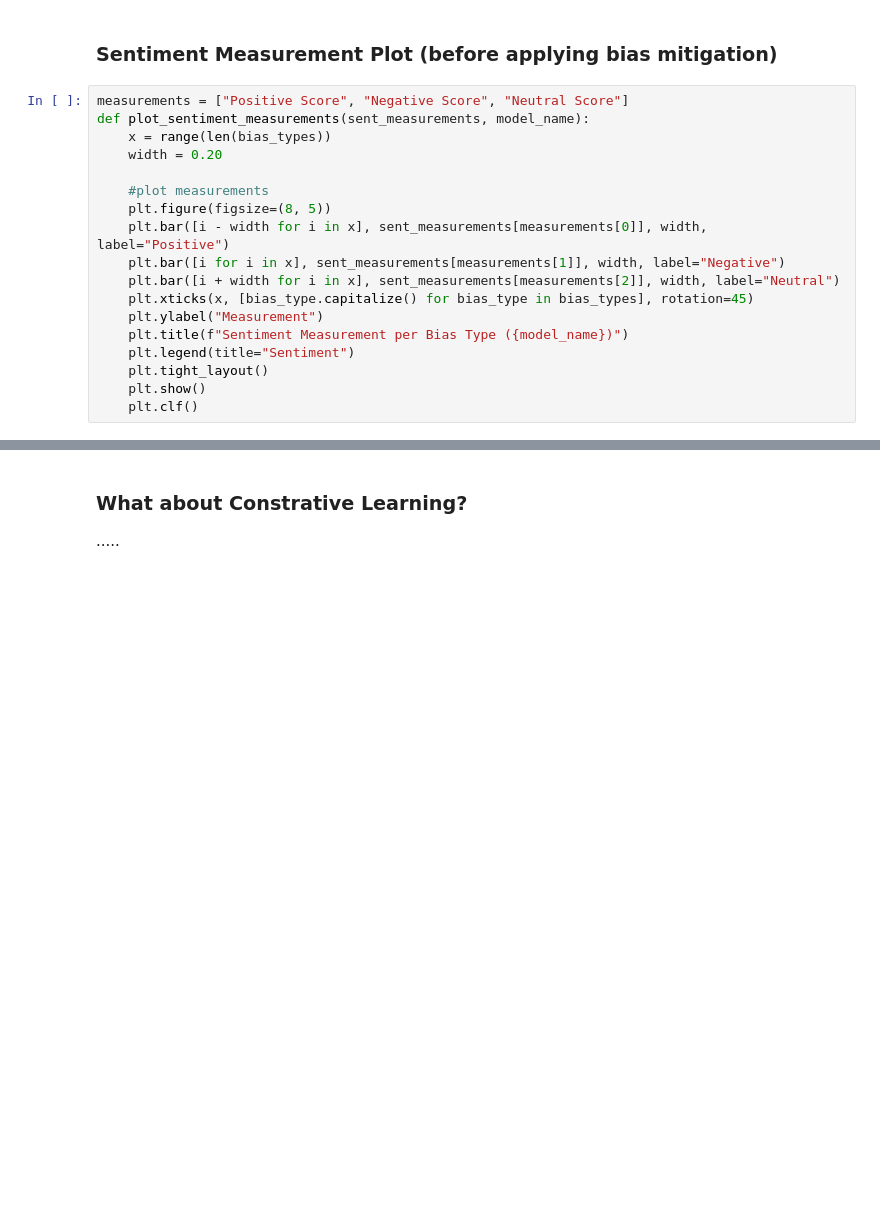
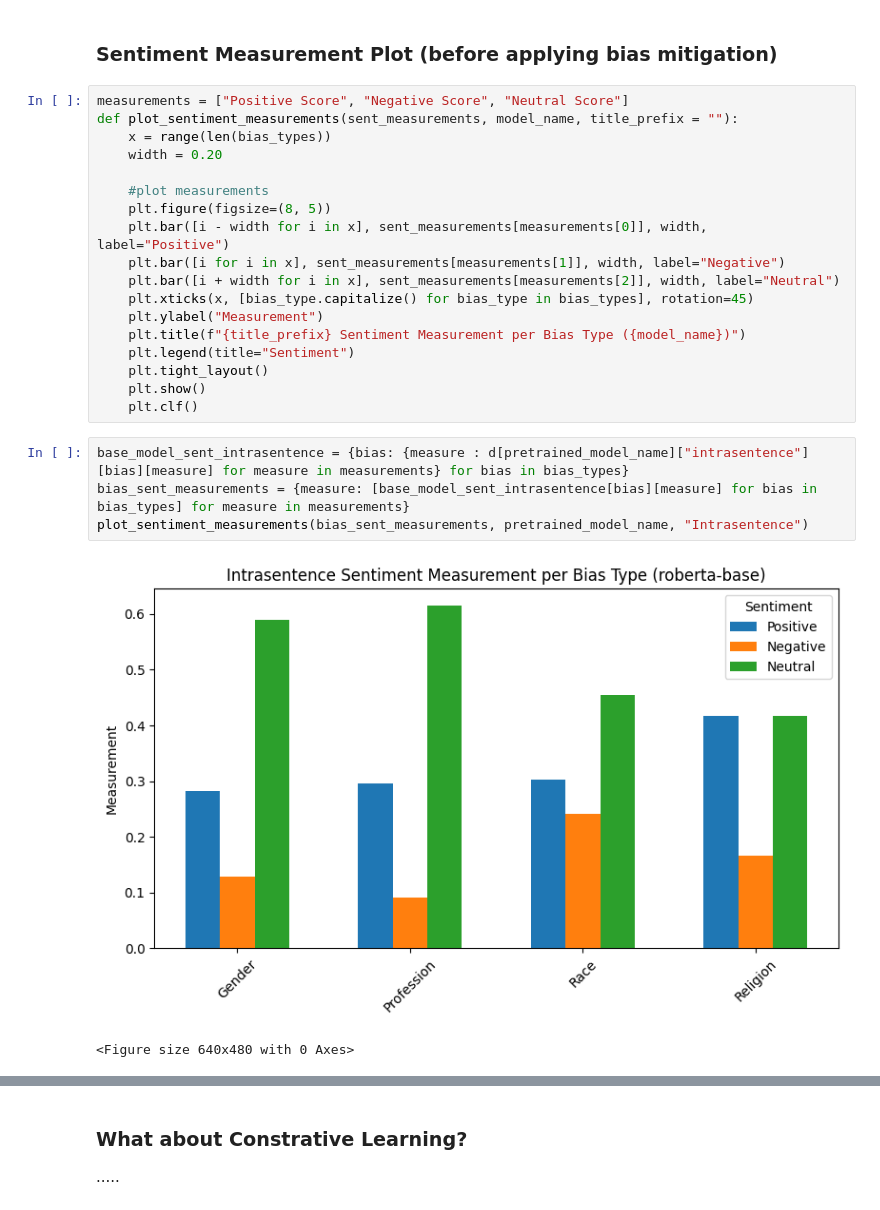
Before and after one commit to Abudo-S/MindTheGap, a Jupyter notebook: MindTheGap.ipynb, the cells around one changed output, grey strips where cells are left out. Saved outputs shown, nothing was run; the diff lists cells and outputs as text; blank space fills up the shorter version.

```diff
--- a/MindTheGap.ipynb
+++ b/MindTheGap.ipynb
@@ -522,7 +504,7 @@ Saving sentiment results to sentiment_results.json...
 ### Sentiment Measurement Plot (before applying bias mitigation)
 # %%
 measurements = ["Positive Score", "Negative Score", "Neutral Score"]
-def plot_sentiment_measurements(sent_measurements, model_name):
+def plot_sentiment_measurements(sent_measurements, model_name, title_prefix = ""):
     x = range(len(bias_types))
     width = 0.20
 
@@ -533,8 +515,15 @@ def plot_sentiment_measurements(sent_measurements, model_name):
     plt.bar([i + width for i in x], sent_measurements[measurements[2]], width, label="Neutral")
     plt.xticks(x, [bias_type.capitalize() for bias_type in bias_types], rotation=45)
     plt.ylabel("Measurement")
-    plt.title(f"Sentiment Measurement per Bias Type ({model_name})")
+    plt.title(f"{title_prefix} Sentiment Measurement per Bias Type ({model_name})")
     plt.legend(title="Sentiment")
     plt.tight_layout()
     plt.show()
     plt.clf()
+# %%
+base_model_sent_intrasentence = {bias: {measure : d[pretrained_model_name]["intrasentence"][bias][measure] for measure in measurements} for bias in bias_types}
+bias_sent_measurements = {measure: [base_model_sent_intrasentence[bias][measure] for bias in bias_types] for measure in measurements}
+plot_sentiment_measurements(bias_sent_measurements, pretrained_model_name, "Intrasentence")
+# %% [output]
+[figure, added]
+<Figure size 640x480 with 0 Axes>
```
Also changed, not shown: parts of 25 cells of this notebook, 4 other files.
